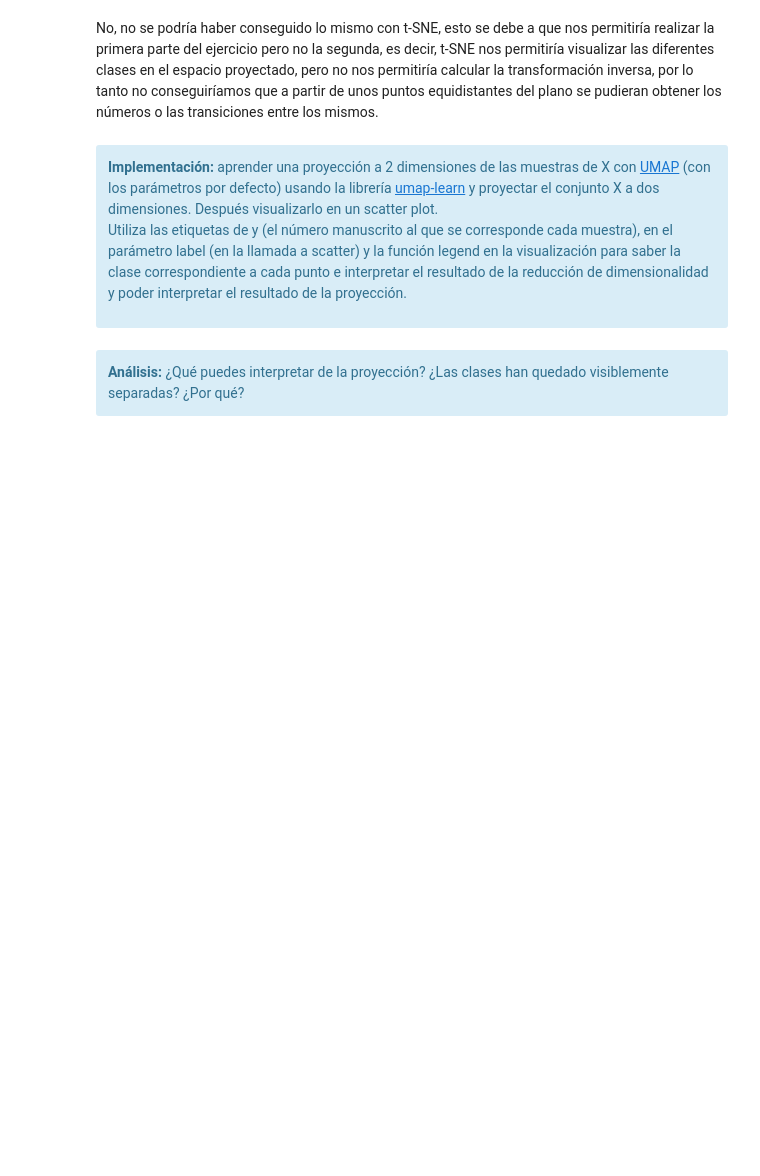
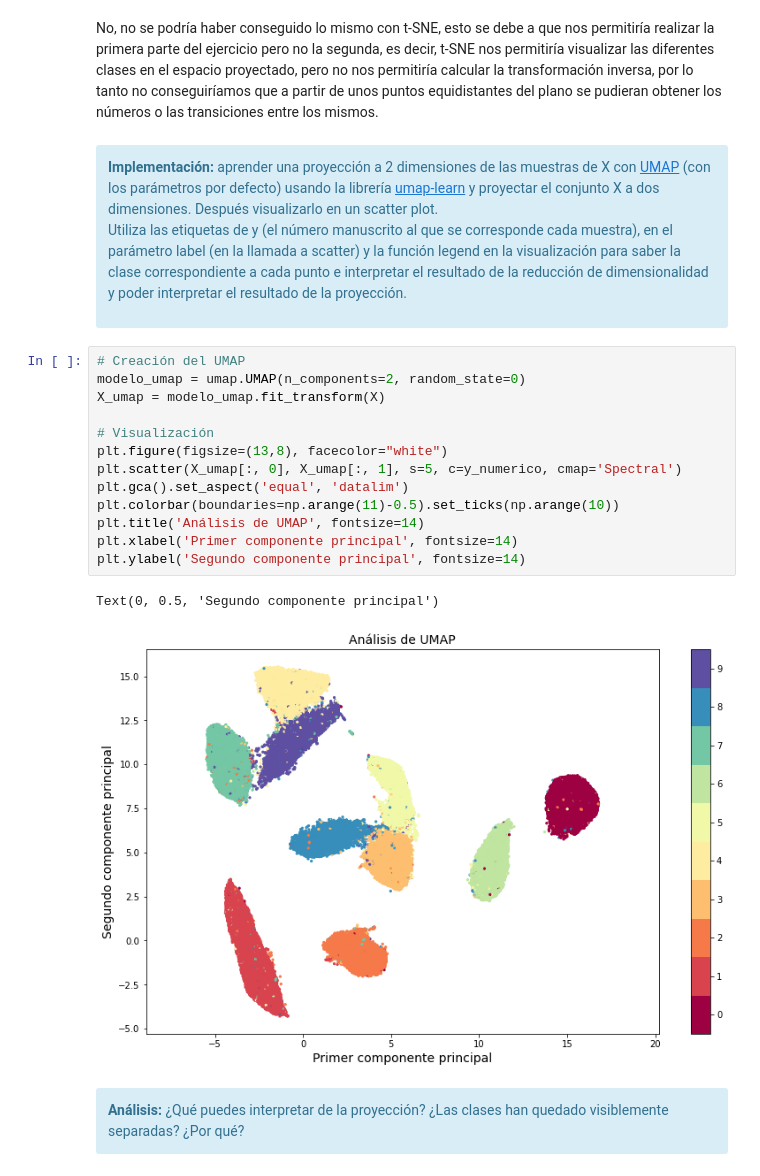
Before and after one commit to mariousm/Data-Science-Master, a Jupyter notebook: 2021-22/PrimerSemestre/Mineria/PEC2/UbiernaSanMamesMario_PEC2.ipynb, the cells around one changed output. Saved outputs shown, nothing was run; the diff lists cells and outputs as text; blank space fills up the shorter version.

Commit message:
MINERIA: PEC2 - UMAP casi hecho

```diff
--- a/2021-22/PrimerSemestre/Mineria/PEC2/UbiernaSanMamesMario_PEC2.ipynb
+++ b/2021-22/PrimerSemestre/Mineria/PEC2/UbiernaSanMamesMario_PEC2.ipynb
@@ -734,6 +734,22 @@ No, no se podría haber conseguido lo mismo con t-SNE, esto se debe a que nos pe
 
 Utiliza las etiquetas de y (el número manuscrito al que se corresponde cada muestra), en el parámetro label (en la llamada a scatter) y la función legend en la visualización para saber la clase correspondiente a cada punto e interpretar el resultado de la reducción de dimensionalidad y poder interpretar el resultado de la proyección.
 </div>
+# %%
+# Creación del UMAP
+modelo_umap = umap.UMAP(n_components=2, random_state=0)
+X_umap = modelo_umap.fit_transform(X)
+
+# Visualización
+plt.figure(figsize=(13,8), facecolor="white")
+plt.scatter(X_umap[:, 0], X_umap[:, 1], s=5, c=y_numerico, cmap='Spectral')
+plt.gca().set_aspect('equal', 'datalim')
+plt.colorbar(boundaries=np.arange(11)-0.5).set_ticks(np.arange(10))
+plt.title('Análisis de UMAP', fontsize=14)
+plt.xlabel('Primer componente principal', fontsize=14)
+plt.ylabel('Segundo componente principal', fontsize=14)
+# %% [output]
+Text(0, 0.5, 'Segundo componente principal')
+[figure, added]
 # %% [markdown]
 <div class="alert alert-block alert-info">
 <strong>Análisis:</strong> ¿Qué puedes interpretar de la proyección? ¿Las clases han quedado visiblemente separadas? ¿Por qué?
```
Also changed, not shown: parts of 1 cell of this notebook.
